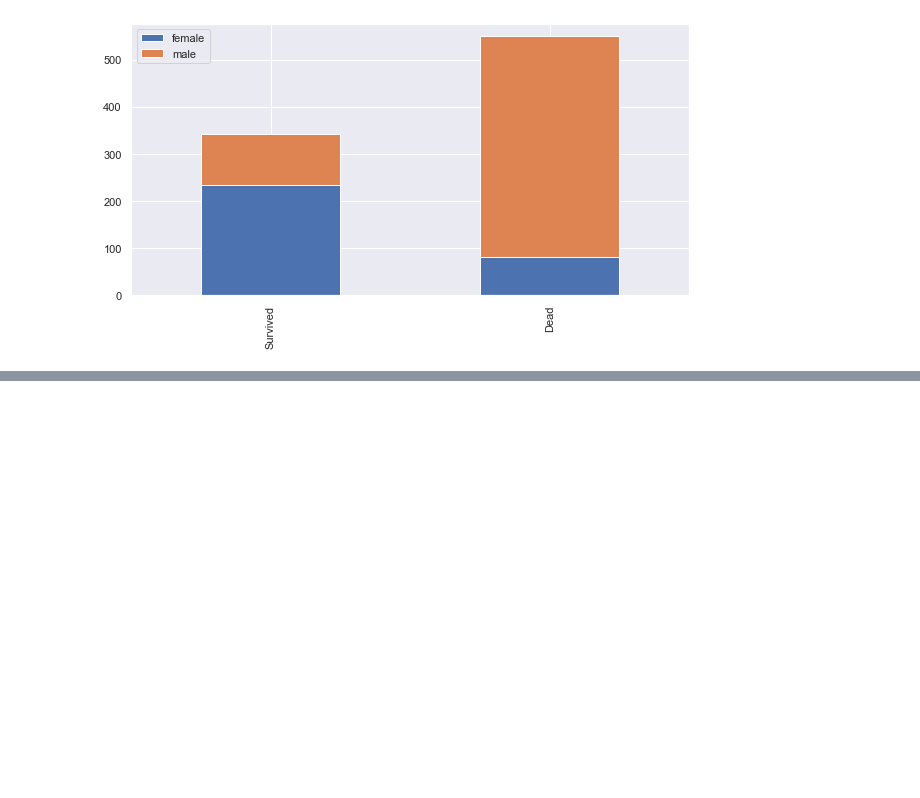
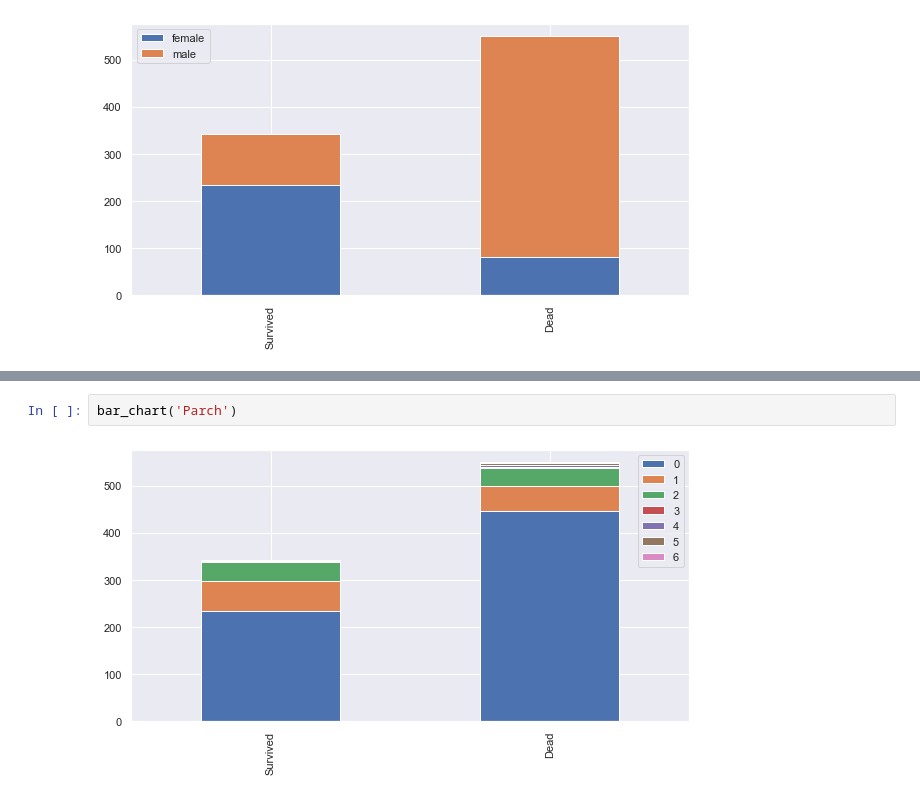
Before and after one commit to ParkDAY/kaggle_titanic, a Jupyter notebook: kaggle_titanic-checkpoint.ipynb, the cells around one changed output, grey strips where cells are left out. Cells and saved outputs as stored; diff of their text form; blank space fills up the shorter version.

```diff
--- a/kaggle_titanic-checkpoint.ipynb
+++ b/kaggle_titanic-checkpoint.ipynb
@@ -83,0 +92,4 @@ bar_chart('Sex')
+# %%
+bar_chart('Parch')
+# %% [output]
+[figure, added]
```
Also changed, not shown: parts of 72 cells of this notebook, 2 other files.
